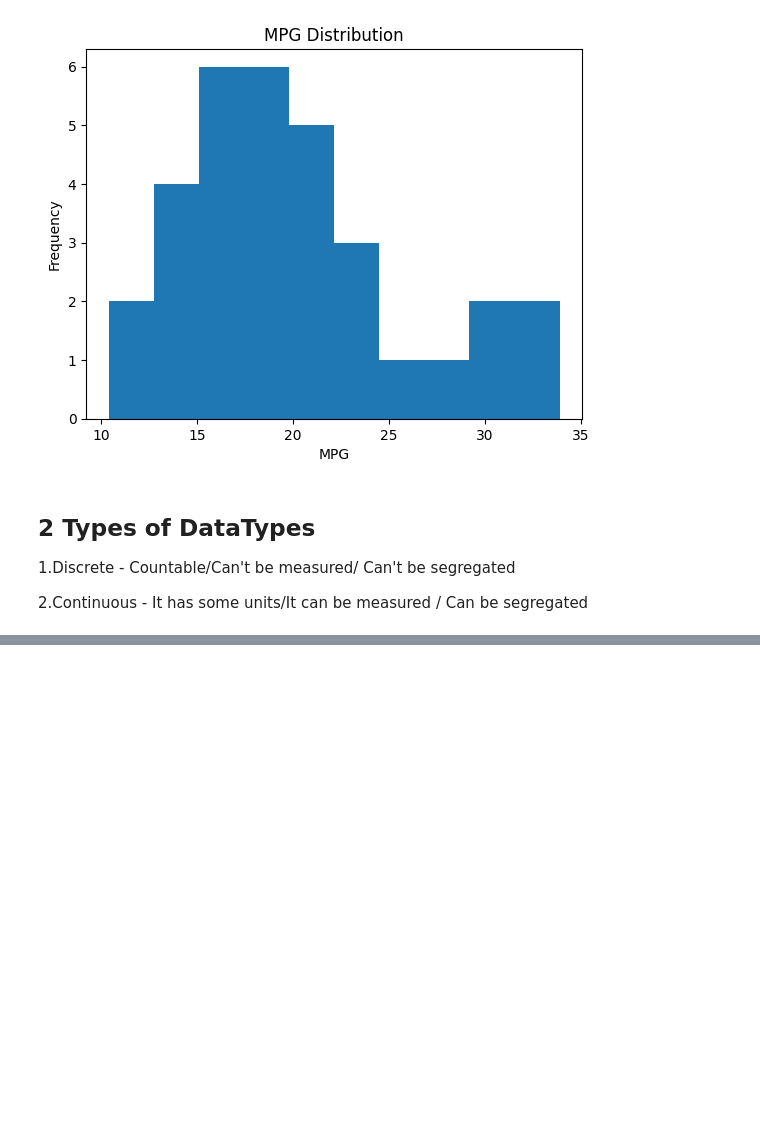
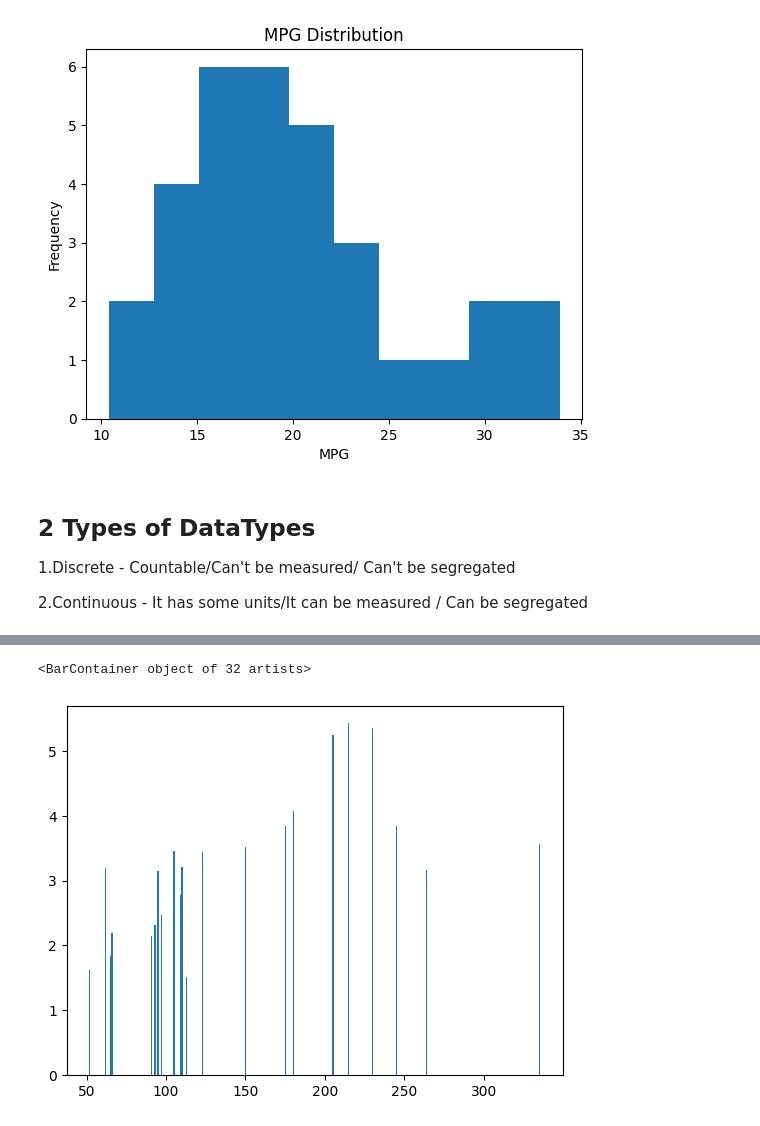
Before and after one commit to RangeshPandianPT/Data-Science_with-ML, a Jupyter notebook: Data_Visualization.ipynb, the cells around one changed output, grey strips where cells are left out. Saved outputs shown, nothing was run; the diff lists cells and outputs as text; code cells hidden in the pictures; blank space fills up the shorter version.

```diff
--- a/Data_Visualization.ipynb
+++ b/Data_Visualization.ipynb
@@ -84,0 +89,4 @@ plt.show()
+# %%
+import pandas as pd
+mtcar_data = pd.read_csv("mtcars.csv")
+mtcar_data.head()
@@ -84,0 +102,5 @@ plt.show()
+# %%
+plt.bar(mtcar_data["hp"],height = mtcar_data["wt"]) #Not more meaningful in terms
+# %% [output]
+<BarContainer object of 32 artists>
+[figure, added]
```
Also changed, not shown: parts of 18 cells of this notebook.
